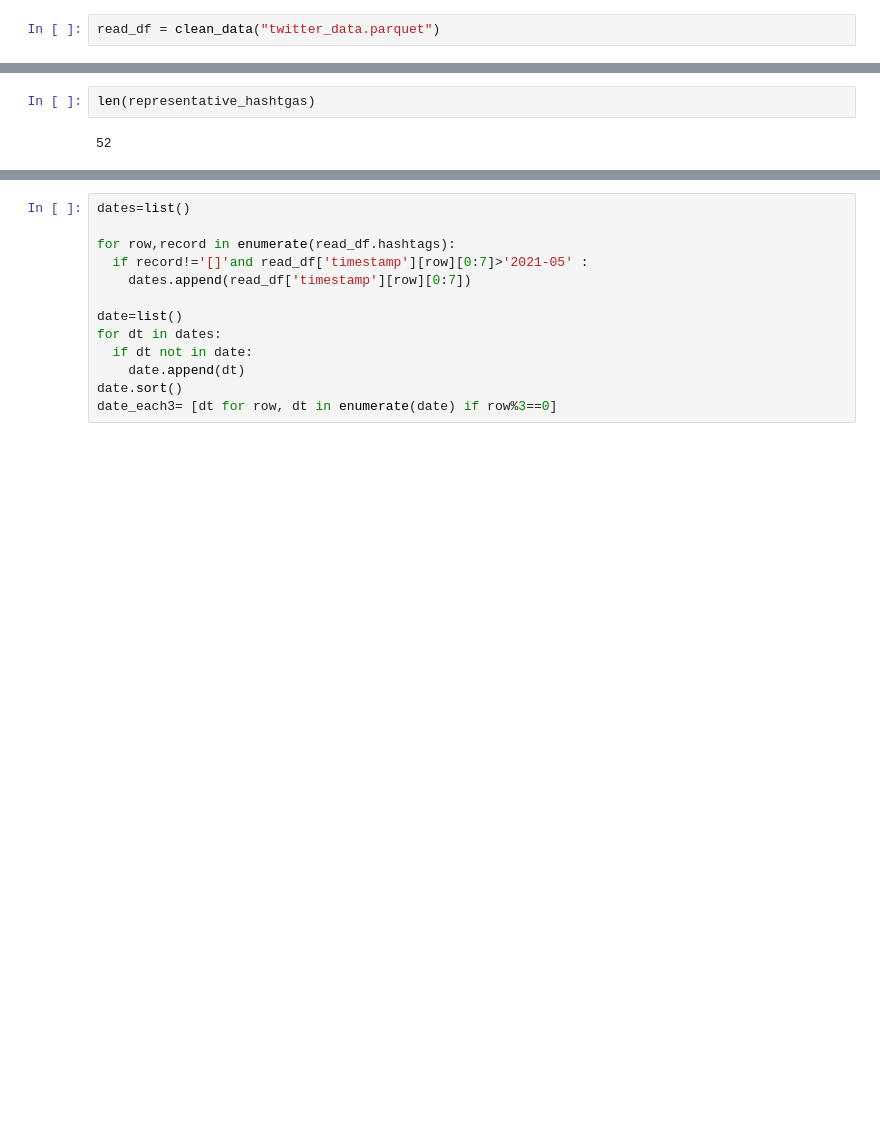
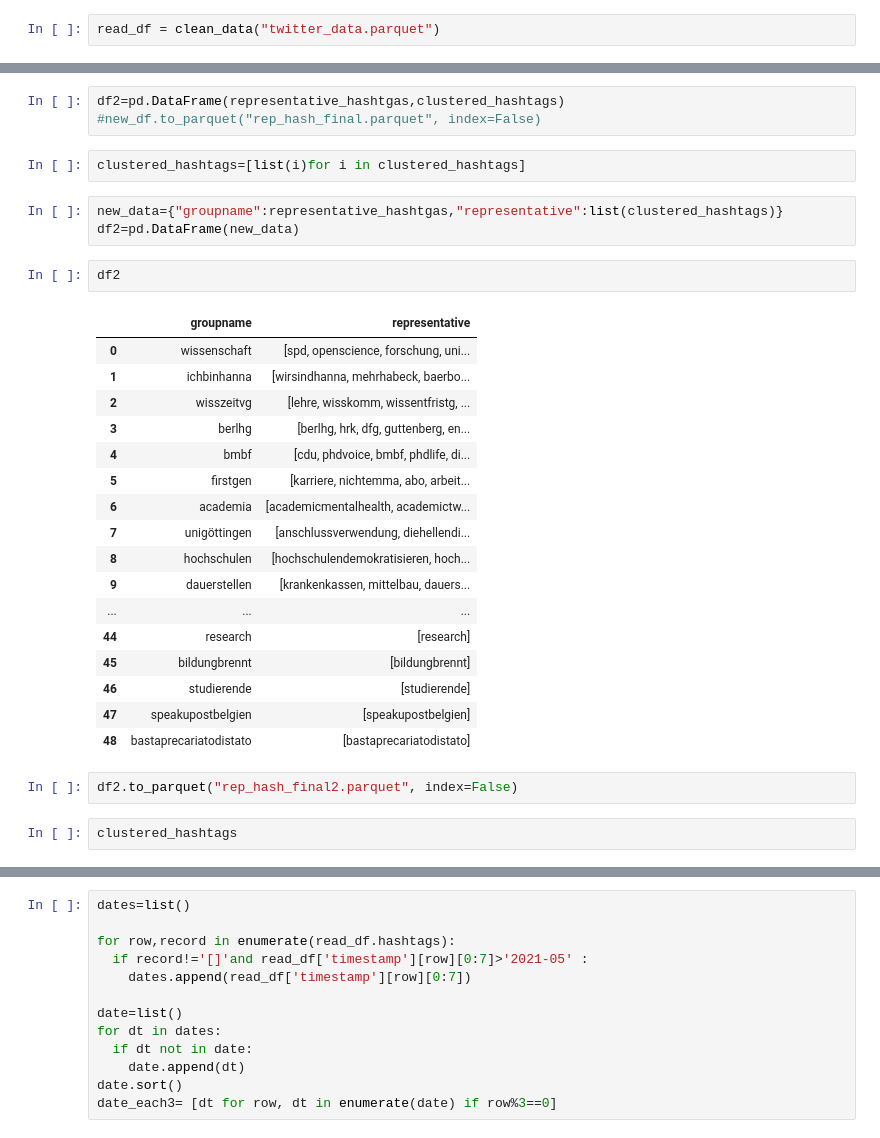
Before and after one commit to moinam/TweetAnalyzer, a Jupyter notebook: workflow_Clustering_hashtags.ipynb, the cells around one changed output, grey strips where cells are left out. Drawn from its saved outputs; the diff is of its cells as text; blank space fills up the shorter version.

```diff
--- a/workflow_Clustering_hashtags.ipynb
+++ b/workflow_Clustering_hashtags.ipynb
@@ -249,6 +261,34 @@ group name  :  dasgewinnenwir
-# %%
-len(representative_hashtgas)
-# %% [output]
-52
+# %%
+df2=pd.DataFrame(representative_hashtgas,clustered_hashtags)
+#new_df.to_parquet("rep_hash_final.parquet", index=False)
+# %%
+clustered_hashtags=[list(i)for i in clustered_hashtags]
+# %%
+new_data={"groupname":representative_hashtgas,"representative":list(clustered_hashtags)}
+df2=pd.DataFrame(new_data)
+# %%
+df2
+# %% [output]
+|  | groupname | representative |
+| 0 | wissenschaft | [spd, openscience, forschung, uni... |
+| 1 | ichbinhanna | [wirsindhanna, mehrhabeck, baerbo... |
+| 2 | wisszeitvg | [lehre, wisskomm, wissentfristg, ... |
+| 3 | berlhg | [berlhg, hrk, dfg, guttenberg, en... |
+| 4 | bmbf | [cdu, phdvoice, bmbf, phdlife, di... |
+| 5 | firstgen | [karriere, nichtemma, abo, arbeit... |
+| 6 | academia | [academicmentalhealth, academictw... |
+| 7 | unigöttingen | [anschlussverwendung, diehellendi... |
+| 8 | hochschulen | [hochschulendemokratisieren, hoch... |
+| 9 | dauerstellen | [krankenkassen, mittelbau, dauers... |
+| ... | ... | ... |
+| 44 | research | [research] |
+| 45 | bildungbrennt | [bildungbrennt] |
+| 46 | studierende | [studierende] |
+| 47 | speakupostbelgien | [speakupostbelgien] |
+| 48 | bastaprecariatodistato | [bastaprecariatodistato] |
+# %%
+df2.to_parquet("rep_hash_final2.parquet", index=False)
+# %%
+clustered_hashtags
 # %%
 representative_hashtgas
```
Also changed, not shown: parts of 19 cells of this notebook.
